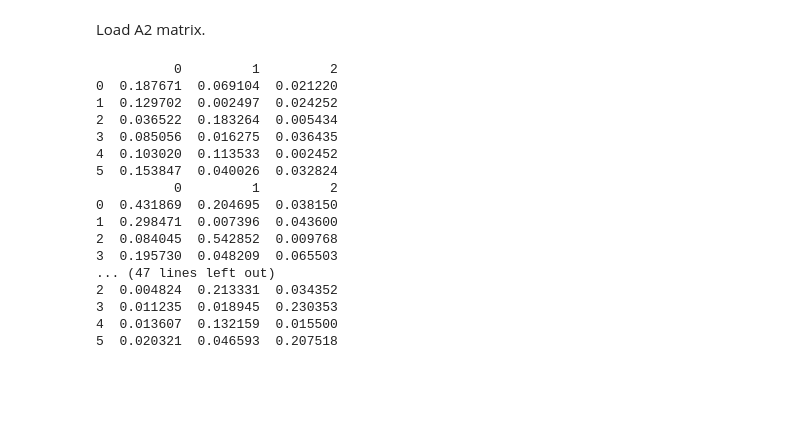
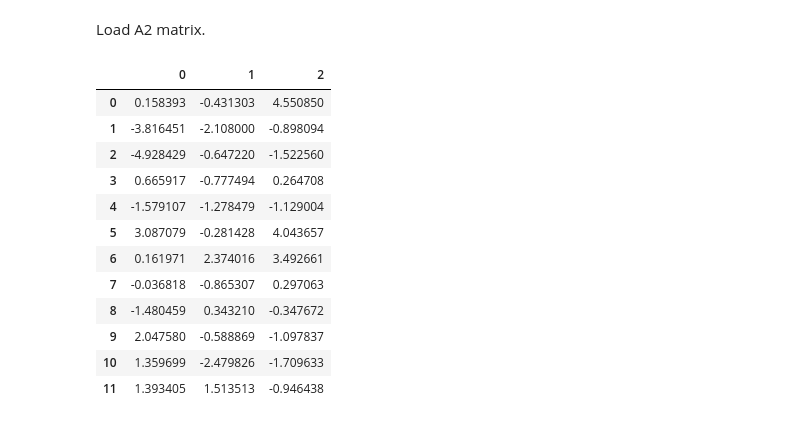
Before and after one commit to mmore500/wse-mttkrp, a Jupyter notebook: binder/2025-08-07-mttkrp-dataflow.ipynb, the cells around one changed output. Cells and saved outputs as stored; diff of their text form; code cells hidden in the pictures; blank space fills up the shorter version.

Commit message:
Deploying to binder from @ mmore500/wse-mttkrp@ed1c84a8383474ddcafd6f3a4880279e885917fd 🚀

```diff
--- a/binder/2025-08-07-mttkrp-dataflow.ipynb
+++ b/binder/2025-08-07-mttkrp-dataflow.ipynb
@@ -423,6 +423,9 @@ pe_A3 = np.zeros(shape=(nrow, nlay, rank))
 
 
 # rearrange pe_tensors
+pe_tensors_temp = np.zeros(shape=(nrow, nlay, ncol))
+for i in range(nlay):
+    pe_tensors_temp[:, i, :] = pe_tensors[:, :, i]
 
 for s in range(ncol):
 
@@ -438,31 +441,32 @@ for s in range(ncol):
 
     #---
 
-    # compute khatri rao product
-
     # all columns have same KRP vector
     pe_krtemp[:, :, :] = pe_A1[:, :, :] * pe_A2_temp[:, :, :]
 
-    print(pd.DataFrame(pe_krtemp[:, 0, :]))
     # scale by tensor value
-    # pe_krtemp *= np.tile(np.expand_dims(pe_tensors[:, :, s], axis=2), 3)
+    pe_krtemp *= np.tile(
+        np.expand_dims(pe_tensors_temp[:, :, s], axis=2), 3
+    )
 
-    # pe_A2[0, :, :] += pe_krtemp.sum(axis=0)
+    pe_A3[0, :, :] += pe_krtemp.sum(axis=0)
-# %% [output]
-          0         1         2
-0  0.187671  0.069104  0.021220
-1  0.129702  0.002497  0.024252
-2  0.036522  0.183264  0.005434
-3  0.085056  0.016275  0.036435
-4  0.103020  0.113533  0.002452
-5  0.153847  0.040026  0.032824
-          0         1         2
-0  0.431869  0.204695  0.038150
-1  0.298471  0.007396  0.043600
-2  0.084045  0.542852  0.009768
-3  0.195730  0.048209  0.065503
-... (47 lines left out)
-2  0.004824  0.213331  0.034352
-3  0.011235  0.018945  0.230353
-4  0.013607  0.132159  0.015500
-5  0.020321  0.046593  0.207518
+# %%
+A3_extracted = pe_A3[0, :, :]
+assert np.allclose(
+    A3_extracted, np.loadtxt("2025-08-07-mttkrp-naive+m3_mttkrpresult.txt")
+)
+pd.DataFrame(A3_extracted)
+# %% [output]
+|  | 0 | 1 | 2 |
+| 0 | 0.158393 | -0.431303 | 4.550850 |
+| 1 | -3.816451 | -2.108000 | -0.898094 |
+| 2 | -4.928429 | -0.647220 | -1.522560 |
+| 3 | 0.665917 | -0.777494 | 0.264708 |
+| 4 | -1.579107 | -1.278479 | -1.129004 |
+| 5 | 3.087079 | -0.281428 | 4.043657 |
+| 6 | 0.161971 | 2.374016 | 3.492661 |
+| 7 | -0.036818 | -0.865307 | 0.297063 |
+| 8 | -1.480459 | 0.343210 | -0.347672 |
+| 9 | 2.047580 | -0.588869 | -1.097837 |
+| 10 | 1.359699 | -2.479826 | -1.709633 |
+| 11 | 1.393405 | 1.513513 | -0.946438 |
```
Also changed, not shown: parts of 1 cell of this notebook, 3 other files.
